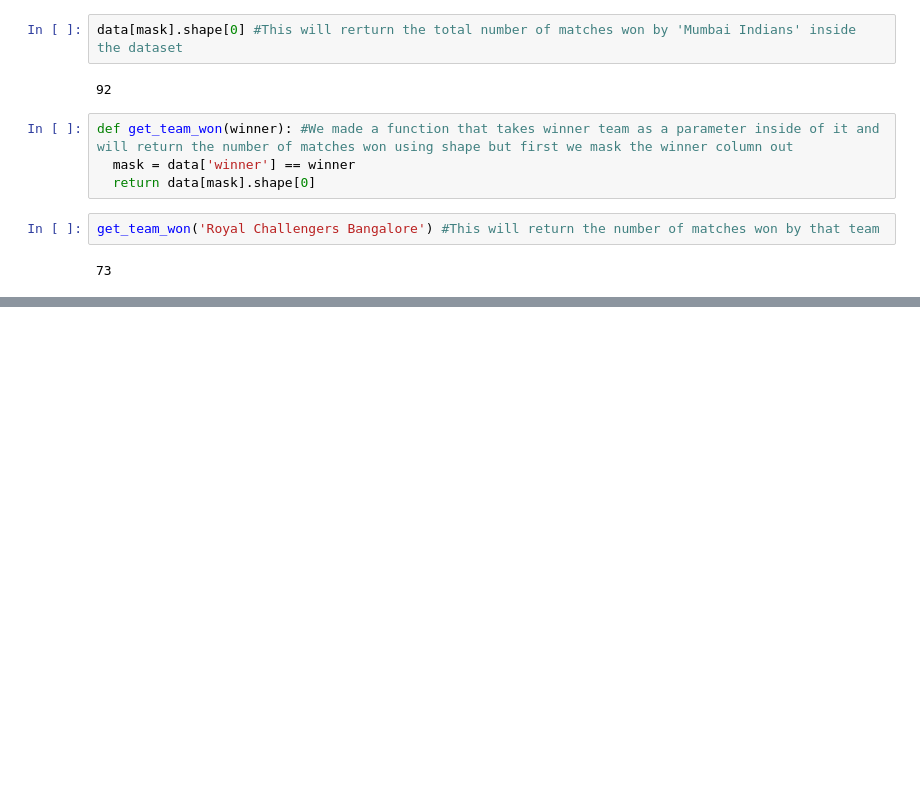
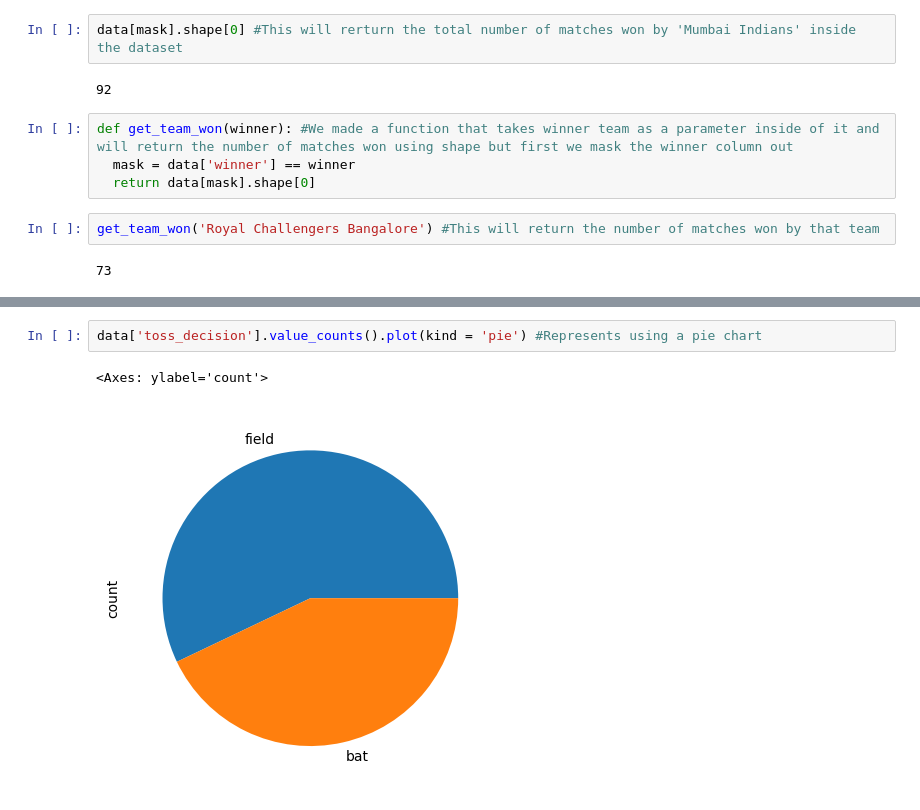
Before and after one commit to VibhuDevs/Slot-machine-game-repo, a Jupyter notebook: chapter_appendix-tools-for-deep-learning/jupyter.ipynb, the cells around one changed output, grey strips where cells are left out. Saved outputs shown, nothing was run; the diff lists cells and outputs as text; blank space fills up the shorter version.

```diff
--- a/chapter_appendix-tools-for-deep-learning/jupyter.ipynb
+++ b/chapter_appendix-tools-for-deep-learning/jupyter.ipynb
@@ -400,0 +455,5 @@ get_team_won('Royal Challengers Bangalore') #This will return the number of matc
+# %%
+data['toss_decision'].value_counts().plot(kind = 'pie') #Represents using a pie chart
+# %% [output]
+<Axes: ylabel='count'>
+[figure, added]
```
Also changed, not shown: parts of 7 cells of this notebook.
